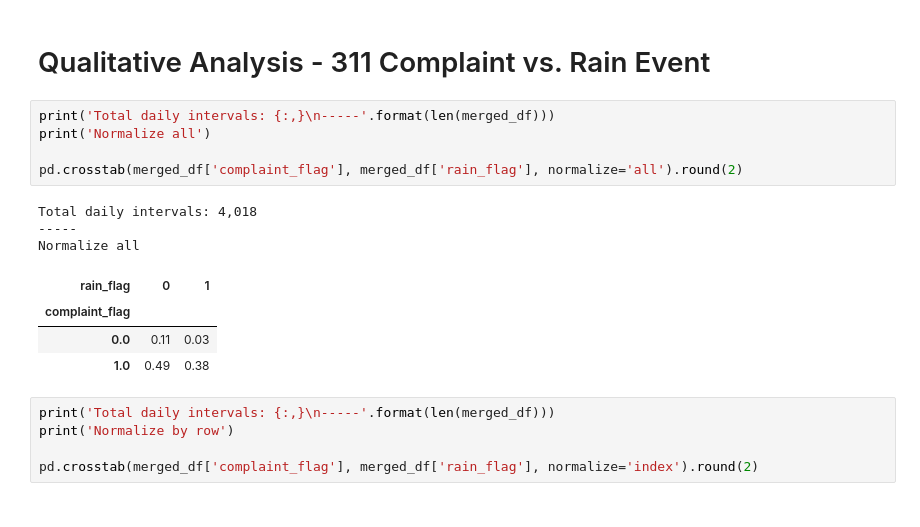
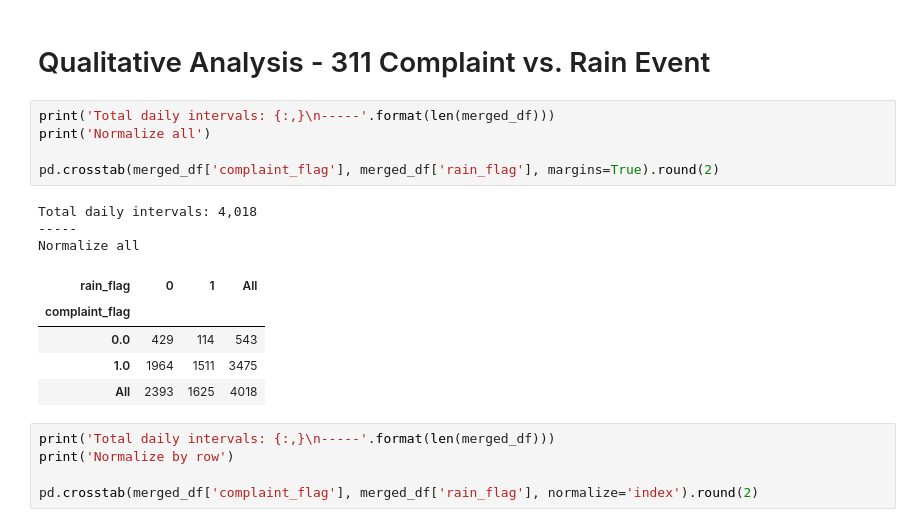
Before and after one commit to datalifenyc/nyc-street-flooding-analysis, a Jupyter notebook: analysis-book/nyc-311-groundtruth.ipynb, the cells around one changed output. Cells and saved outputs as stored; diff of their text form.

```diff
--- a/analysis-book/nyc-311-groundtruth.ipynb
+++ b/analysis-book/nyc-311-groundtruth.ipynb
@@ -628,16 +647,17 @@ fig.tight_layout()
 # %%
 print('Total daily intervals: {:,}\n-----'.format(len(merged_df)))
 print('Normalize all')
 
-pd.crosstab(merged_df['complaint_flag'], merged_df['rain_flag'], normalize='all').round(2)
+pd.crosstab(merged_df['complaint_flag'], merged_df['rain_flag'], margins=True).round(2)
 # %% [output]
 Total daily intervals: 4,018
 -----
 Normalize all
-| rain_flag | 0 | 1 |
-| complaint_flag |  |  |
-| 0.0 | 0.11 | 0.03 |
-| 1.0 | 0.49 | 0.38 |
+| rain_flag | 0 | 1 | All |
+| complaint_flag |  |  |  |
+| 0.0 | 429 | 114 | 543 |
+| 1.0 | 1964 | 1511 | 3475 |
+| All | 2393 | 1625 | 4018 |
 # %%
 print('Total daily intervals: {:,}\n-----'.format(len(merged_df)))
 print('Normalize by row')
```
Also changed, not shown: parts of 17 cells of this notebook.
